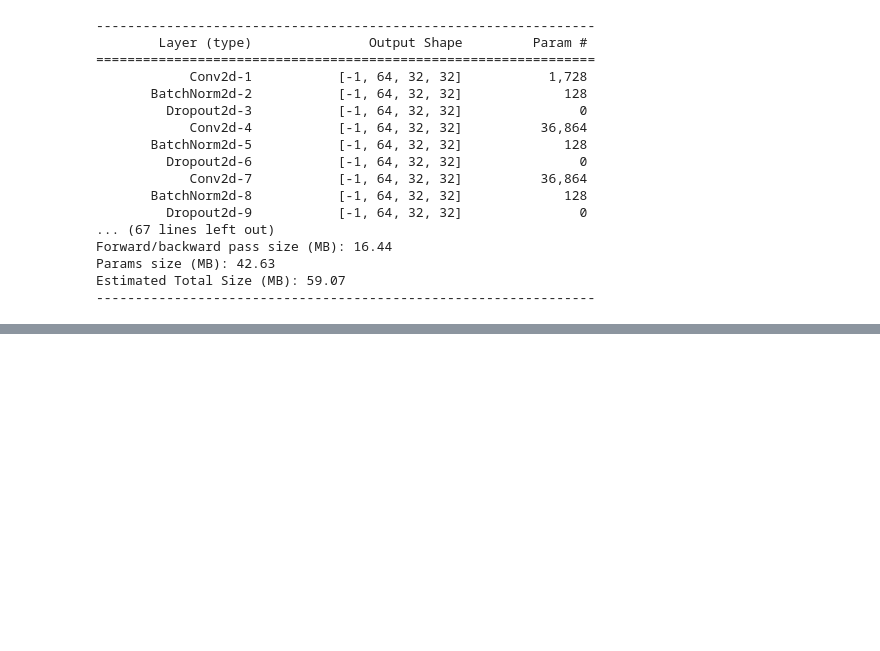
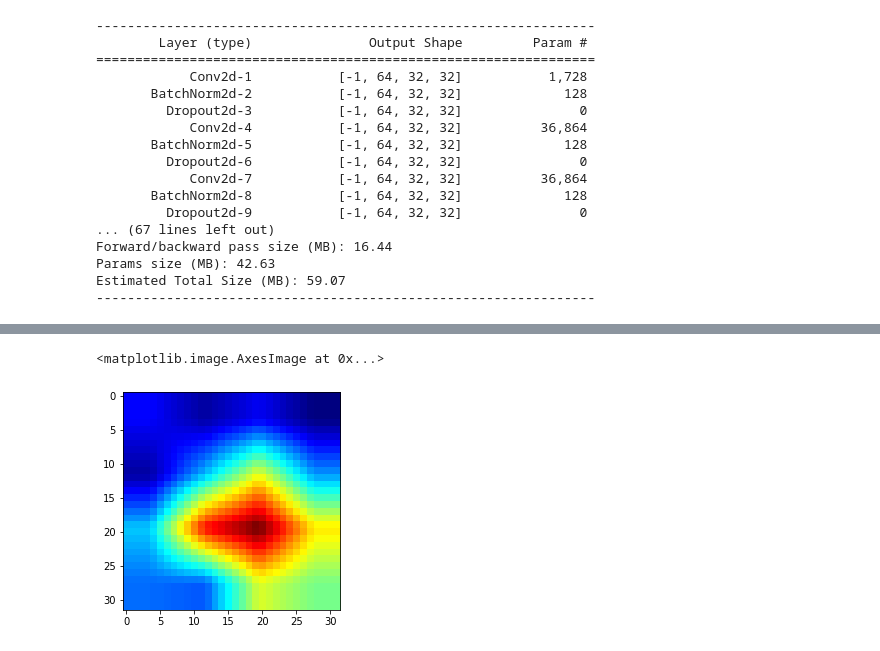
Before and after one commit to bikash-bhoi/eva4, a Jupyter notebook: Session9/Session_9_CIFAR_gradcam.ipynb, the cells around one changed output, grey strips where cells are left out. Drawn from its saved outputs; the diff is of its cells as text; code cells hidden in the pictures; blank space fills up the shorter version.

```diff
--- a/Session9/Session_9_CIFAR_gradcam.ipynb
+++ b/Session9/Session_9_CIFAR_gradcam.ipynb
@@ -120,0 +144,7 @@ Epoch: 12 Learning_Rate [0.47524231600673683]
+# %%
+from google.colab import drive
+drive.mount('/content/gdrive',force_remount=True)
+device= 'cuda' if torch.cuda.is_available() else 'cpu'
+model = ResNet18().to(device)
+PATH = '/content/gdrive/My Drive/Colab Notebooks/eva4_s9/assignment9_ResNet18V2_model.h5'
+model.load_state_dict(torch.load(PATH))
@@ -120,0 +158,14 @@ Epoch: 12 Learning_Rate [0.47524231600673683]
+# %%
+
+from utils.gradcam import grad_cam
+img=testset.data[10]
+layer= 'layer4'
+
+cam = grad_cam(img, model, layer)
+cam = torch.stack(cam)[1]
+# %%
+cam = np.transpose(cam, (1, 2, 0))
+plt.imshow(cam)
+# %% [output]
+<matplotlib.image.AxesImage at 0x...>
+[figure, added]
```
Also changed, not shown: parts of 7 cells of this notebook.
